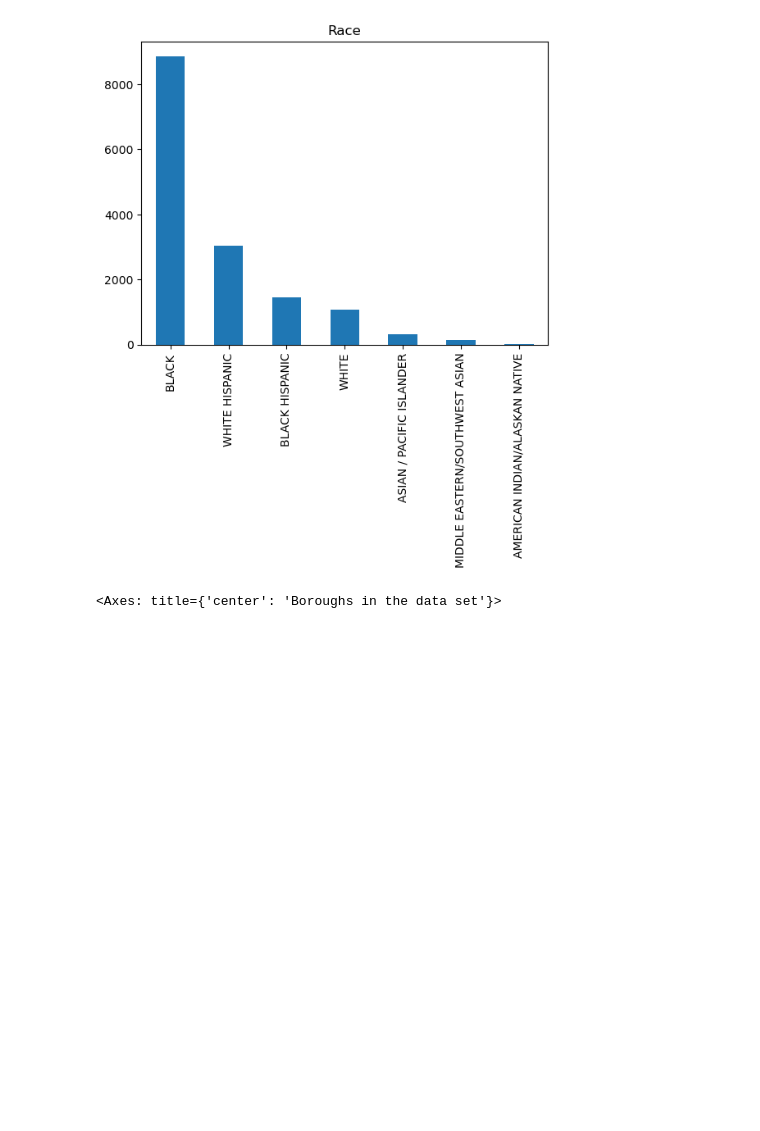
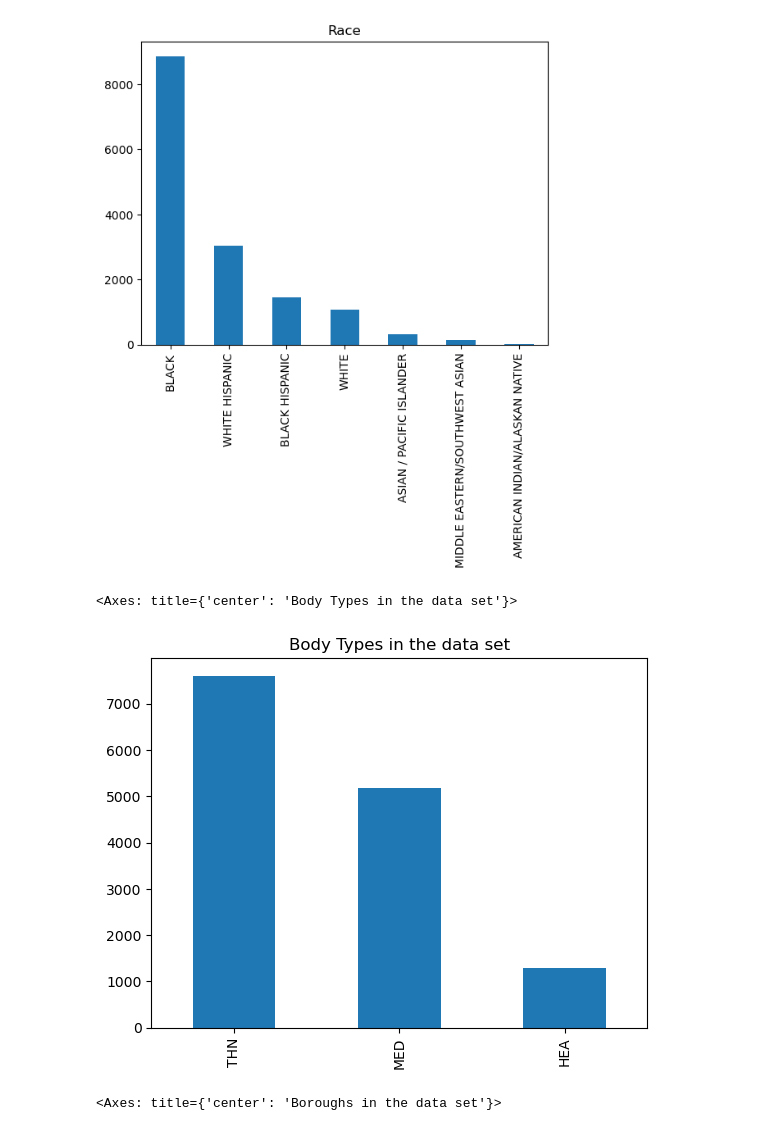
Before and after one commit to RicardoTlatelpa/StopAndFrisk, a Jupyter notebook: final_eda.ipynb, the cells around one changed output. Saved outputs shown, nothing was run; the diff lists cells and outputs as text; code cells hidden in the pictures; blank space fills up the shorter version.

```diff
--- a/final_eda.ipynb
+++ b/final_eda.ipynb
@@ -142,6 +153,14 @@ data['SUSPECT_RACE_DESCRIPTION'].value_counts().head(10)\
 # %% [output]
 <Axes: title={'center': 'Race'}>
 [figure]
+# %%
+s = pd.Series(pd.Categorical(data['SUSPECT_BODY_BUILD_TYPE'], categories=["THN", "MED", "HEA"]))
+
+s.value_counts().head(10)\
+    .plot(kind='bar',title ="Body Types in the data set")
+# %% [output]
+<Axes: title={'center': 'Body Types in the data set'}>
+[figure, added]
 # %%
 #STOP_LOCATION_BORO_NAME
 data['STOP_LOCATION_BORO_NAME'].value_counts().head(10)\
```
Also changed, not shown: parts of 8 cells of this notebook.
